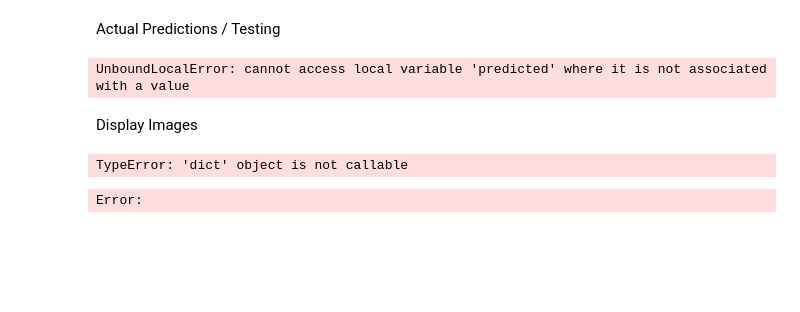
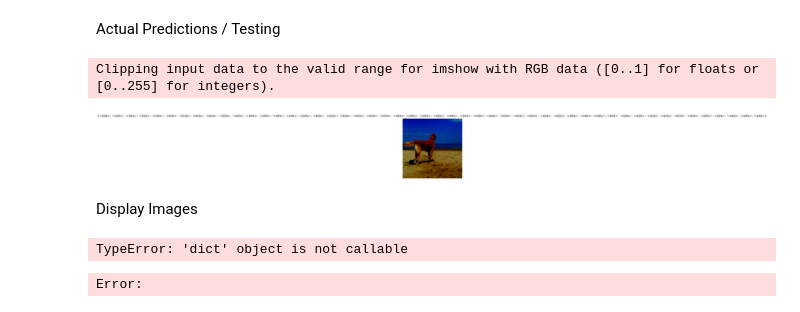
Before and after one commit to ncg87/image-captioning, a Jupyter notebook: image_captioning.ipynb, the cells around one changed output. Saved outputs shown, nothing was run; the diff lists cells and outputs as text; code cells hidden in the pictures; blank space fills up the shorter version.

Commit message:
working model

```diff
--- a/image_captioning.ipynb
+++ b/image_captioning.ipynb
@@ -77,7 +67,7 @@ def displayImage(img, caption):
 # Data transformations
 transform = transforms.Compose(
     [
-        transforms.Resize((512,512)),
+        transforms.Resize((224,224)),
         transforms.RandomHorizontalFlip(p=0.5),
         transforms.RandomVerticalFlip(p=0.5),
         transforms.ToTensor(),
@@ -121,11 +117,11 @@ def saveModel(model, name):
 # %%
 # DataLoader parameters
-BATCH_SIZE = 32
+BATCH_SIZE = 256
 num_workers = 8
 # Initialize Dataset
 root = os.path.join(dataset_path, 'Images')
 annotations = os.path.join(dataset_path, 'captions.txt')
-freq_threshold = 6
+freq_threshold = 3
 dataset = Flickr8kDataset(root, annotations, transform, freq_threshold)
 
 ratio = 0.8
@@ -143,6 +139,7 @@ train_loader = DataLoader(
     batch_size = BATCH_SIZE,
     num_workers = num_workers,
     shuffle = True,
+    pin_memory = True,
     collate_fn=Collate(pad_idx)
     )
 valid_loader = DataLoader(
@@ -150,6 +147,7 @@ valid_loader = DataLoader(
     batch_size = BATCH_SIZE,
     num_workers = num_workers,
     shuffle = True,
+    pin_memory = True,
     collate_fn=Collate(pad_idx)
 )
 # %% [markdown]
@@ -211,19 +212,26 @@ def valid_epoch(model, dataloader, loss_fn, device = 'cpu'):
 Hyperparameters
 # %%
 device = torch.device("cuda" if torch.cuda.is_available() else "cpu")
-embed_size = 512
+embed_size = 300
 decoder_dim = 512
 attention_dim = 256
 vocab_size = len(dataset.vocab)
 p = 0.5
-lr = 0.01
-EPOCHS = 20
+lr = 0.001
+
+model_args = {
+    "embed_size" : embed_size,
+    "decoder_dim" : decoder_dim,
+    "attention_dim" : attention_dim,
+    "vocab_size" : len(dataset.vocab),
+    "p" : p,
+}
 # %% [markdown]
 Model and Optimization
 # %%
 device = torch.device('cuda' if torch.cuda.is_available() else 'cpu')
-model = Cmodel = CNNtoRNN(embed_size, decoder_dim, attention_dim, vocab_size, p).to(device)
-name = f"Model2"
+model = CNNtoRNN(embed_size, decoder_dim, attention_dim, vocab_size, p).to(device)
+name = f"NewModel4"
 
 # Loading Model
 # model = torch.load("Train:{EPOCHS}|Layers:{num_layers}").to(device)
@@ -265,29 +284,28 @@ Actual Predictions / Testing
 # %%
 # Get device
 device = torch.device('cuda' if torch.cuda.is_available() else 'cpu')
 
 # Load trained model
-test_model = torch.load("./models/Train:100|Layers:2:40").to(device)
+#test_model = torch.load("./models/Train:100|Layers:2:40").to(device)
 
 # Test image transforms
 transform = transforms.Compose(
     [
         transforms.Resize((299, 299)),
         transforms.ToTensor(),
-        transforms.Normalize((0.5, 0.5, 0.5), (0.5, 0.5, 0.5)),
+        transforms.Normalize(mean=[0.485, 0.456, 0.406], std=[0.229, 0.224, 0.225]),
     ]
 )
 # Get test image and transform to put through tensor
 test_image1 = transform(Image.open("test_examples/dog.jpg").convert("RGB")).unsqueeze(0)
+model.eval()
+# Predictions
+caption = model.caption_image(test_image1.to(device), dataset.vocab)
 
-
-test_model.eval()
-# Predictions
-caption = test_model.caption_image(test_image1.to(device), dataset.vocab)
-
-displayImage(test_image1, caption)
+displayImage(test_image1.squeeze(0), caption)
 # %% [output]
-UnboundLocalError: cannot access local variable 'predicted' where it is not associated with a value
+Clipping input data to the valid range for imshow with RGB data ([0..1] for floats or [0..255] for integers).
+[figure, added]
 # %% [markdown]
 Display Images
 # %%
```
Also changed, not shown: parts of 6 cells of this notebook, 5 other files.
